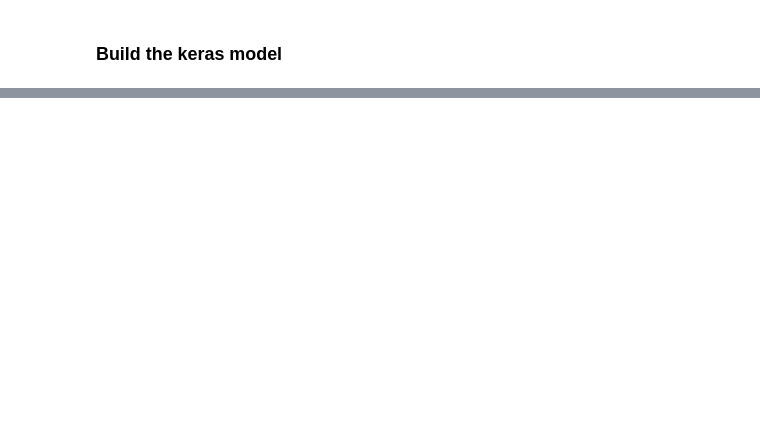
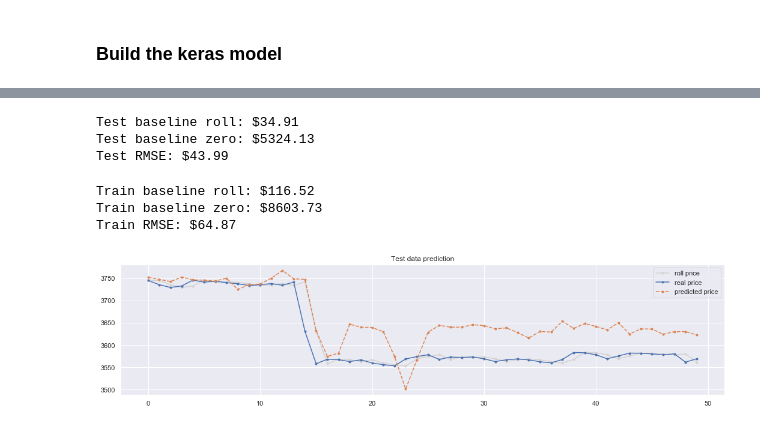
Before and after one commit to Wolfpack-Inc/data-engineering, a Jupyter notebook: machine-learning/keras-training.ipynb, the cells around one changed output, grey strips where cells are left out. Cells and saved outputs as stored; diff of their text form; code cells hidden in the pictures; blank space fills up the shorter version.

```diff
--- a/machine-learning/keras-training.ipynb
+++ b/machine-learning/keras-training.ipynb
@@ -224,0 +290,6 @@ plt.legend();
+# %%
+xgboost = XGBRegressor(gpu_id=0,
+                 tree_method='gpu_hist',
+                 n_estimators=1000)
+# %%
+xgboost.fit(X_train, y_train, verbose=10)
@@ -224,0 +305,30 @@ plt.legend();
+# %%
+# Predict using the test data
+y_hat = xgboost.predict(X_test)
+y_hat_train = xgboost.predict(X_train)
+# %%
+# Test baseline
+print('Test baseline roll: ${:.2f}'.format(predict_roll(y_test)))
+print('Test baseline zero: ${:.2f}'.format(predict_zero(y_test)))
+print('Test RMSE: ${:.2f}'.format(rmse(y_hat, y_test)))
+# %% [output]
+Test baseline roll: $34.91
+Test baseline zero: $5324.13
+Test RMSE: $43.99
+# %%
+# Train baseline
+print('Train baseline roll: ${:.2f}'.format(predict_roll(y_train)))
+print('Train baseline zero: ${:.2f}'.format(predict_zero(y_train)))
+print('Train RMSE: ${:.2f}'.format(rmse(y_hat_train, y_train)))
+# %% [output]
+Train baseline roll: $116.52
+Train baseline zero: $8603.73
+Train RMSE: $64.87
+# %%
+plt.plot(np.roll(y_test, 1)[-50:], label='roll price', color='lightgray', marker='o', markersize=3)
+plt.plot(y_test[-50:], label='real price', marker='o', markersize=3)
+plt.plot(y_hat[-50:], linestyle='dashed', label='predicted price', marker='o', markersize=3)
+plt.title('Test data prediction')
+plt.legend();
+# %% [output]
+[figure, added]
```
Also changed, not shown: parts of 28 cells of this notebook, 2 other files.
